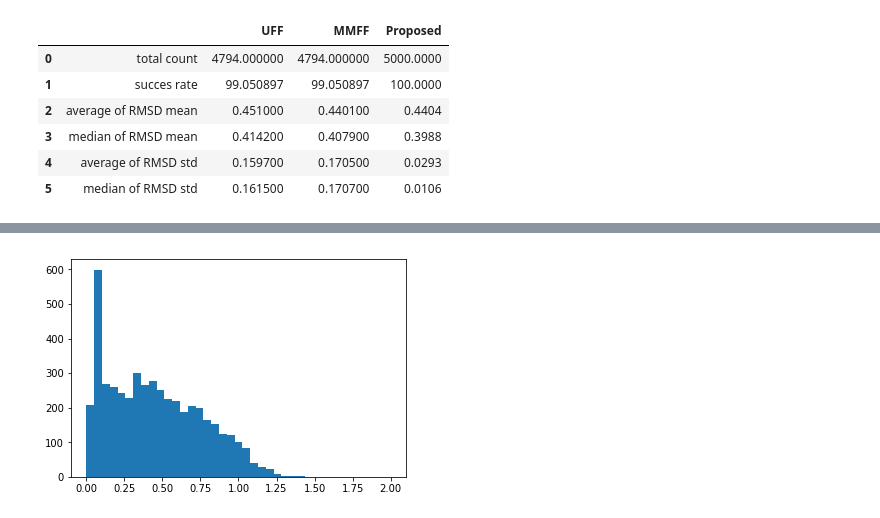
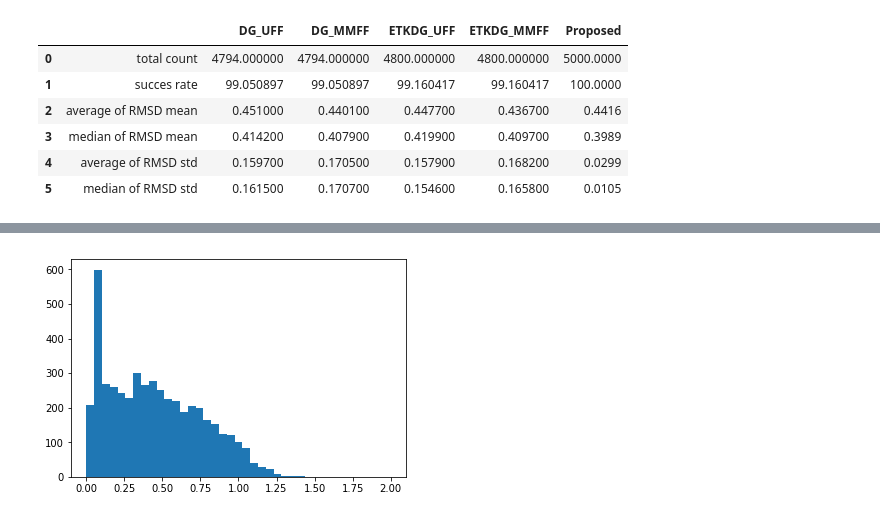
Before and after one commit to nyu-dl/dl4chem-geometry, a Jupyter notebook: summary/result_summary_QM9.ipynb, the cells around one changed output, grey strips where cells are left out. Saved outputs shown, nothing was run; the diff lists cells and outputs as text; code cells hidden in the pictures.

```diff
--- a/summary/result_summary_QM9.ipynb
+++ b/summary/result_summary_QM9.ipynb
@@ -7,25 +7,32 @@ import pandas as pd
 # %%
 dataset='QM9'
 # %%
-tst_uff = pkl.load(open(dataset+'_test_uff.p','rb'))
-tst_mmff = pkl.load(open(dataset+'_test_mmff.p','rb'))
+tst_DG_uff = pkl.load(open(dataset+'_test_uff.p','rb'))
+tst_DG_mmff = pkl.load(open(dataset+'_test_mmff.p','rb'))
+tst_ETKDG_uff = pkl.load(open(dataset+'_test_ETKDG_uff.p','rb'))
+tst_ETKDG_mmff = pkl.load(open(dataset+'_test_ETKDG_mmff.p','rb'))
 tst_nn = pkl.load(open(dataset+'_test_nn.p','rb'))
 bins = np.linspace(0,2,40)
 # %%
-pd.DataFrame([['total count',len(tst_uff[:,0]),len(tst_mmff[:,0]),len(tst_nn[:,0])],
-            ['succes rate',np.mean(tst_uff,0)[2]*10,np.mean(tst_mmff,0)[2]*10,100],
-            ['average of RMSD mean',np.round(np.mean(tst_uff,0)[0],4), np.round(np.mean(tst_mmff,0)[0],4), np.round(np.mean(tst_nn,0)[0],4)],
-            ['median of RMSD mean',np.round(np.median(tst_uff,0)[0],4), np.round(np.median(tst_mmff,0)[0],4), np.round(np.median(tst_nn,0)[0],4)],
-            ['average of RMSD std',np.round(np.mean(tst_uff,0)[1],4), np.round(np.mean(tst_mmff,0)[1],4), np.round(np.mean(tst_nn,0)[1],4)],
-            ['median of RMSD std',np.round(np.median(tst_uff,0)[1],4), np.round(np.median(tst_mmff,0)[1],4), np.round(np.median(tst_nn,0)[1],4)]],
-            columns=['','UFF','MMFF','Proposed'])
+pd.DataFrame([['total count',len(tst_DG_uff[:,0]),len(tst_DG_mmff[:,0]),len(tst_ETKDG_uff[:,0]),len(tst_ETKDG_mmff[:,0]),len(tst_nn[:,0])],
+            ['succes rate',np.mean(tst_DG_uff,0)[2]*10,np.mean(tst_DG_mmff,0)[2]*10,
+             np.mean(tst_ETKDG_uff,0)[2]*10,np.mean(tst_ETKDG_mmff,0)[2]*10,100],
+            ['average of RMSD mean',np.round(np.mean(tst_DG_uff,0)[0],4), np.round(np.mean(tst_DG_mmff,0)[0],4),
+             np.round(np.mean(tst_ETKDG_uff,0)[0],4), np.round(np.mean(tst_ETKDG_mmff,0)[0],4), np.round(np.mean(tst_nn,0)[0],4)],
+            ['median of RMSD mean',np.round(np.median(tst_DG_uff,0)[0],4), np.round(np.median(tst_DG_mmff,0)[0],4),
+             np.round(np.median(tst_ETKDG_uff,0)[0],4), np.round(np.median(tst_ETKDG_mmff,0)[0],4), np.round(np.median(tst_nn,0)[0],4)],
+            ['average of RMSD std',np.round(np.mean(tst_DG_uff,0)[1],4), np.round(np.mean(tst_DG_mmff,0)[1],4),
+             np.round(np.mean(tst_ETKDG_uff,0)[1],4), np.round(np.mean(tst_ETKDG_mmff,0)[1],4), np.round(np.mean(tst_nn,0)[1],4)],
+            ['median of RMSD std',np.round(np.median(tst_DG_uff,0)[1],4), np.round(np.median(tst_DG_mmff,0)[1],4),
+             np.round(np.median(tst_ETKDG_uff,0)[1],4), np.round(np.median(tst_ETKDG_mmff,0)[1],4),np.round(np.median(tst_nn,0)[1],4)]],
+            columns=['','DG_UFF','DG_MMFF','ETKDG_UFF','ETKDG_MMFF','Proposed'])
 # %% [output]
-|  |  | UFF | MMFF | Proposed |
-| 0 | total count | 4794.000000 | 4794.000000 | 5000.0000 |
-| 1 | succes rate | 99.050897 | 99.050897 | 100.0000 |
-| 2 | average of RMSD mean | 0.451000 | 0.440100 | 0.4404 |
-| 3 | median of RMSD mean | 0.414200 | 0.407900 | 0.3988 |
-| 4 | average of RMSD std | 0.159700 | 0.170500 | 0.0293 |
-| 5 | median of RMSD std | 0.161500 | 0.170700 | 0.0106 |
+|  |  | DG_UFF | DG_MMFF | ETKDG_UFF | ETKDG_MMFF | Proposed |
+| 0 | total count | 4794.000000 | 4794.000000 | 4800.000000 | 4800.000000 | 5000.0000 |
+| 1 | succes rate | 99.050897 | 99.050897 | 99.160417 | 99.160417 | 100.0000 |
+| 2 | average of RMSD mean | 0.451000 | 0.440100 | 0.447700 | 0.436700 | 0.4416 |
+| 3 | median of RMSD mean | 0.414200 | 0.407900 | 0.419900 | 0.409700 | 0.3989 |
+| 4 | average of RMSD std | 0.159700 | 0.170500 | 0.157900 | 0.168200 | 0.0299 |
+| 5 | median of RMSD std | 0.161500 | 0.170700 | 0.154600 | 0.165800 | 0.0105 |
 # %%
 pd.DataFrame([['<'+str(np.round(0.10*i,2)),
```
Also changed, not shown: parts of 6 cells of this notebook, 1 other file.
